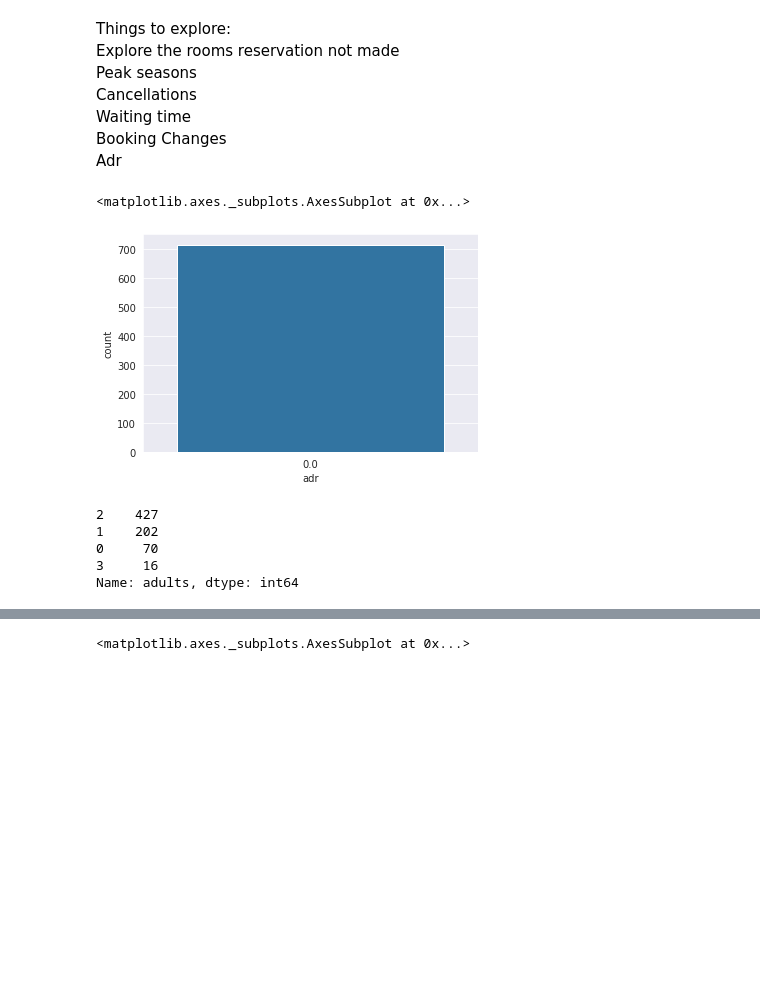
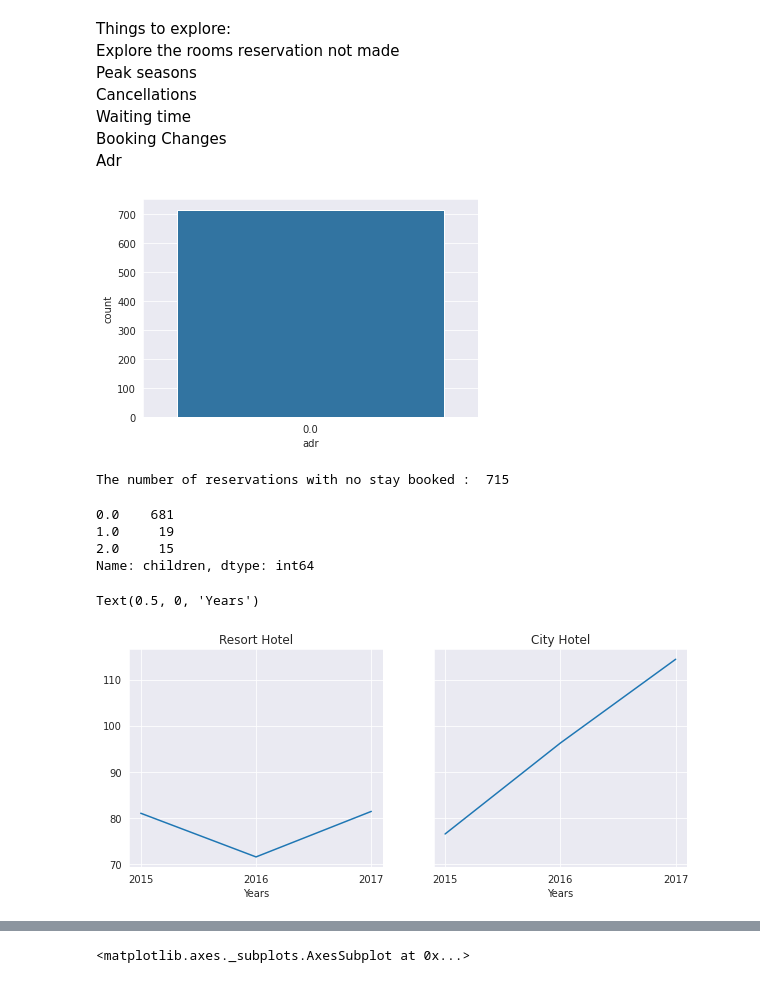
Before and after one commit to suchirmm/hotel-booking, a Jupyter notebook: hotel_booking_analysis.ipynb, the cells around one changed output, grey strips where cells are left out. Saved outputs shown, nothing was run; the diff lists cells and outputs as text; code cells hidden in the pictures; blank space fills up the shorter version.

```diff
--- a/hotel_booking_analysis.ipynb
+++ b/hotel_booking_analysis.ipynb
@@ -134,17 +134,56 @@ Adr
 
 sns.countplot(data = df.loc[(df['stays_in_weekend_nights'] == 0)  &
                             (df['stays_in_week_nights'] == 0)],x = 'adr' )
+plt.show()
+
+print('The number of reservations with no stay booked : ', df.loc[(df['stays_in_weekend_nights'] == 0)  &
+                            (df['stays_in_week_nights'] == 0)].shape[0])
 # %% [output]
+[figure]
-<matplotlib.axes._subplots.AxesSubplot at 0x...>
+The number of reservations with no stay booked :  715
-[figure]
 # %%
 df.loc[(df['stays_in_weekend_nights'] == 0)  & (df['stays_in_week_nights'] == 0)]['adults'].value_counts()
+df.loc[(df['stays_in_weekend_nights'] == 0)  & (df['stays_in_week_nights'] == 0)]['children'].value_counts()
 # %% [output]
-2    427
-1    202
-0     70
-3     16
-Name: adults, dtype: int64
+0.0    681
+1.0     19
+2.0     15
+Name: children, dtype: int64
+# %%
+# To check the adr trends
+
+fig, (ax1, ax2) = plt.subplots(1, 2, sharey = True)
+
+fig.set_figwidth(10)
+
+bar_data_resort = df.loc[(df['hotel']== 'Resort Hotel') & (df['stays_in_week_nights'] == 2)]\
+.groupby(['arrival_date_year'])['adr'].median().sort_index()
+
+labels = [str (ele) for ele in bar_data_resort.index]
+values = [ele for ele in bar_data_resort.values]
+
+ax1.plot(labels, values)
+ax1.set_title('Resort Hotel')
+ax1.set_xlabel('Years')
+
+
+
+bar_data_city = df.loc[(df['hotel']== 'City Hotel') & (df['stays_in_week_nights'] == 2)]\
+.groupby(['arrival_date_year'])['adr'].median().sort_index()
+
+labels = [str (ele) for ele in bar_data_city.index]
+values = [ele for ele in bar_data_city.values]
+
+ax2.plot(labels, values)
+ax2.set_title('City Hotel')
+ax2.set_xlabel('Years')
+
+
+
+#del(bar_data_resort, bar_data_city, labels, values)
+# %% [output]
+Text(0.5, 0, 'Years')
+[figure, added]
 # %%
 df.head()
 # %% [output]
```
Also changed, not shown: parts of 3 cells of this notebook.
